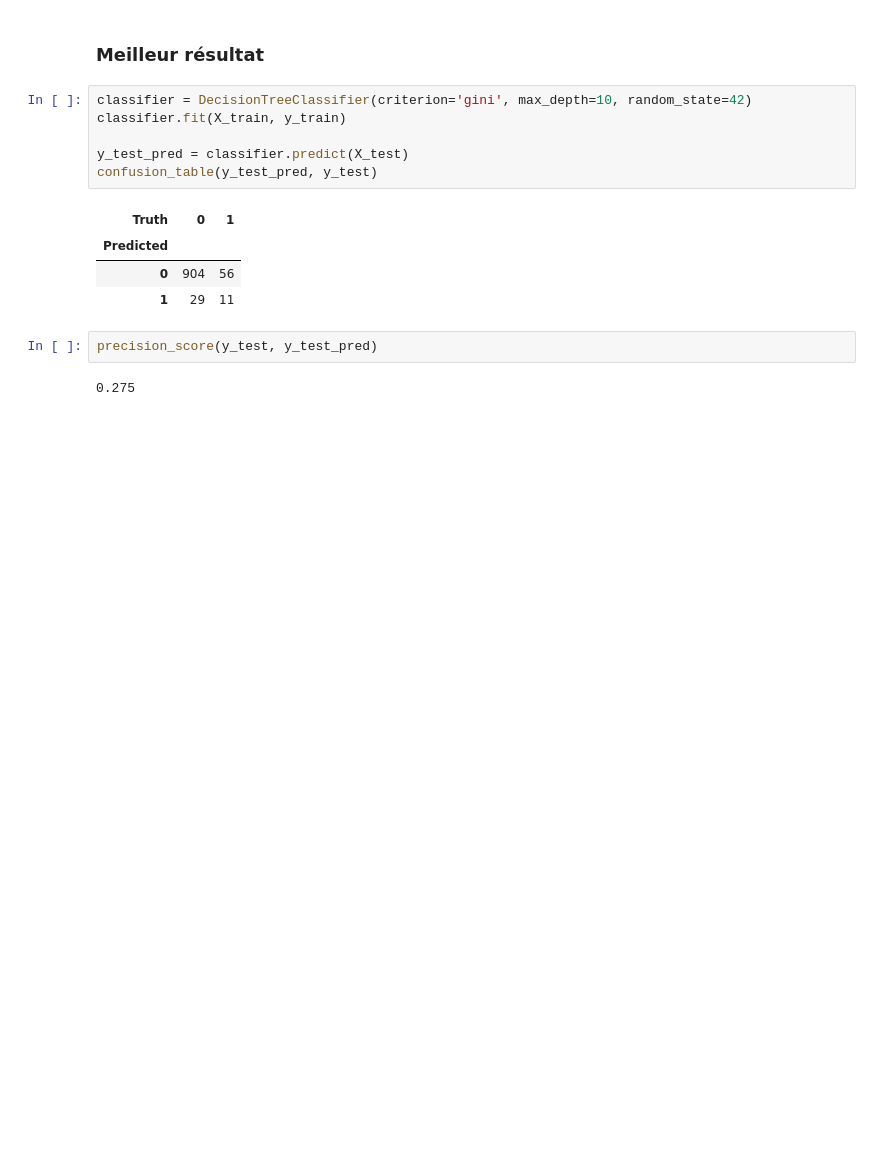
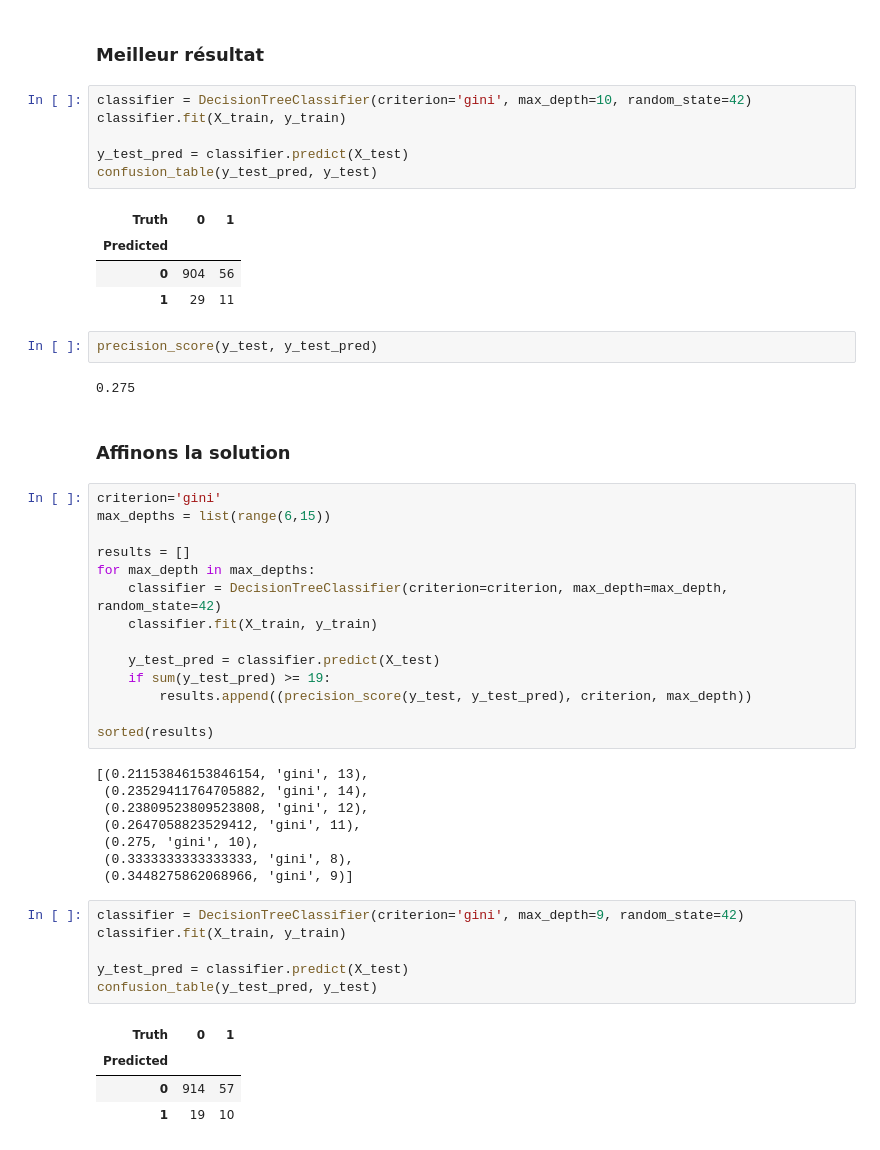
Before and after one commit to neodelphis/initiation-machine-learning, a Jupyter notebook: 11 decision trees.ipynb, the cells around one changed output. Drawn from its saved outputs; the diff is of its cells as text; blank space fills up the shorter version.

```diff
--- a/11 decision trees.ipynb
+++ b/11 decision trees.ipynb
@@ -552,3 +565,38 @@ confusion_table(y_test_pred, y_test)
 precision_score(y_test, y_test_pred)
 # %% [output]
 0.275
+# %% [markdown]
+### Affinons la solution
+# %%
+criterion='gini'
+max_depths = list(range(6,15))
+
+results = []
+for max_depth in max_depths:
+    classifier = DecisionTreeClassifier(criterion=criterion, max_depth=max_depth, random_state=42)
+    classifier.fit(X_train, y_train)
+
+    y_test_pred = classifier.predict(X_test)
+    if sum(y_test_pred) >= 19:
+        results.append((precision_score(y_test, y_test_pred), criterion, max_depth))
+
+sorted(results)
+# %% [output]
+[(0.21153846153846154, 'gini', 13),
+ (0.23529411764705882, 'gini', 14),
+ (0.23809523809523808, 'gini', 12),
+ (0.2647058823529412, 'gini', 11),
+ (0.275, 'gini', 10),
+ (0.3333333333333333, 'gini', 8),
+ (0.3448275862068966, 'gini', 9)]
+# %%
+classifier = DecisionTreeClassifier(criterion='gini', max_depth=9, random_state=42)
+classifier.fit(X_train, y_train)
+
+y_test_pred = classifier.predict(X_test)
+confusion_table(y_test_pred, y_test)
+# %% [output]
+| Truth | 0 | 1 |
+| Predicted |  |  |
+| 0 | 914 | 57 |
+| 1 | 19 | 10 |
```
Also changed, not shown: parts of 16 cells of this notebook.
